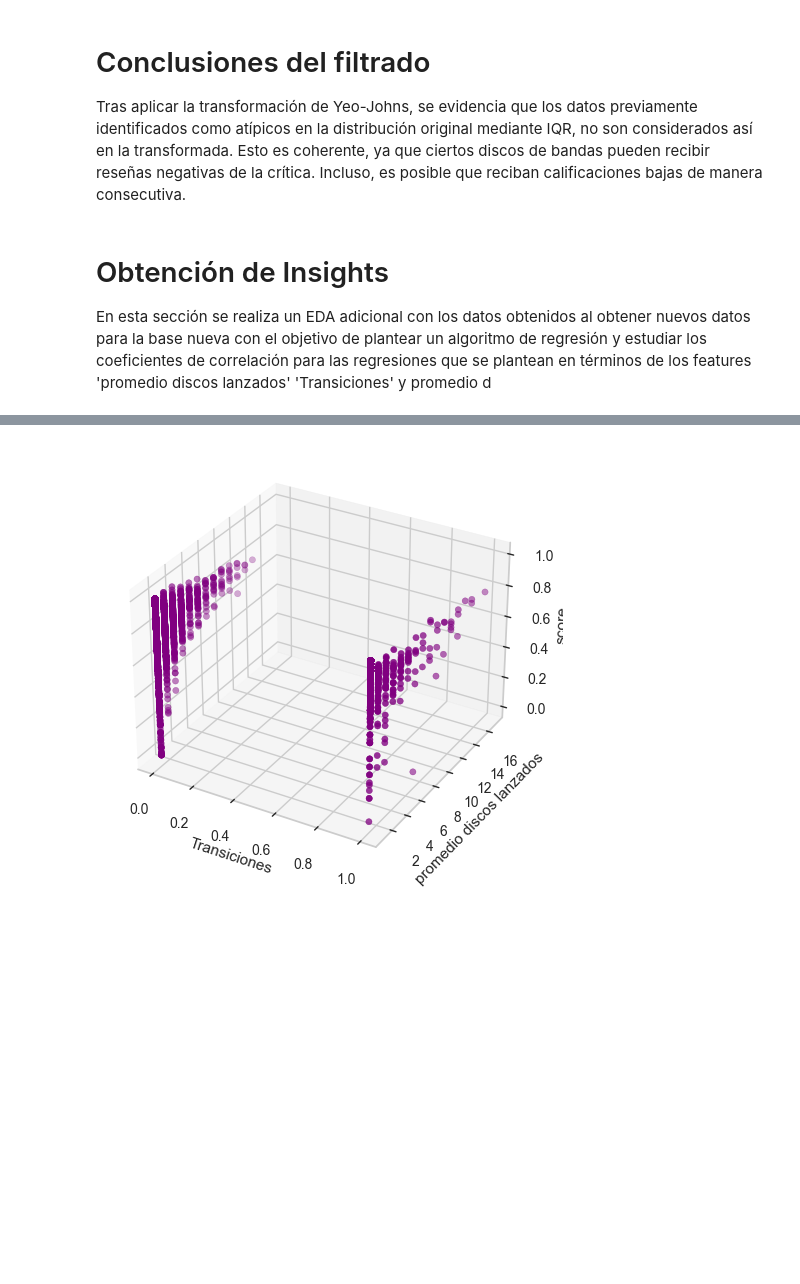
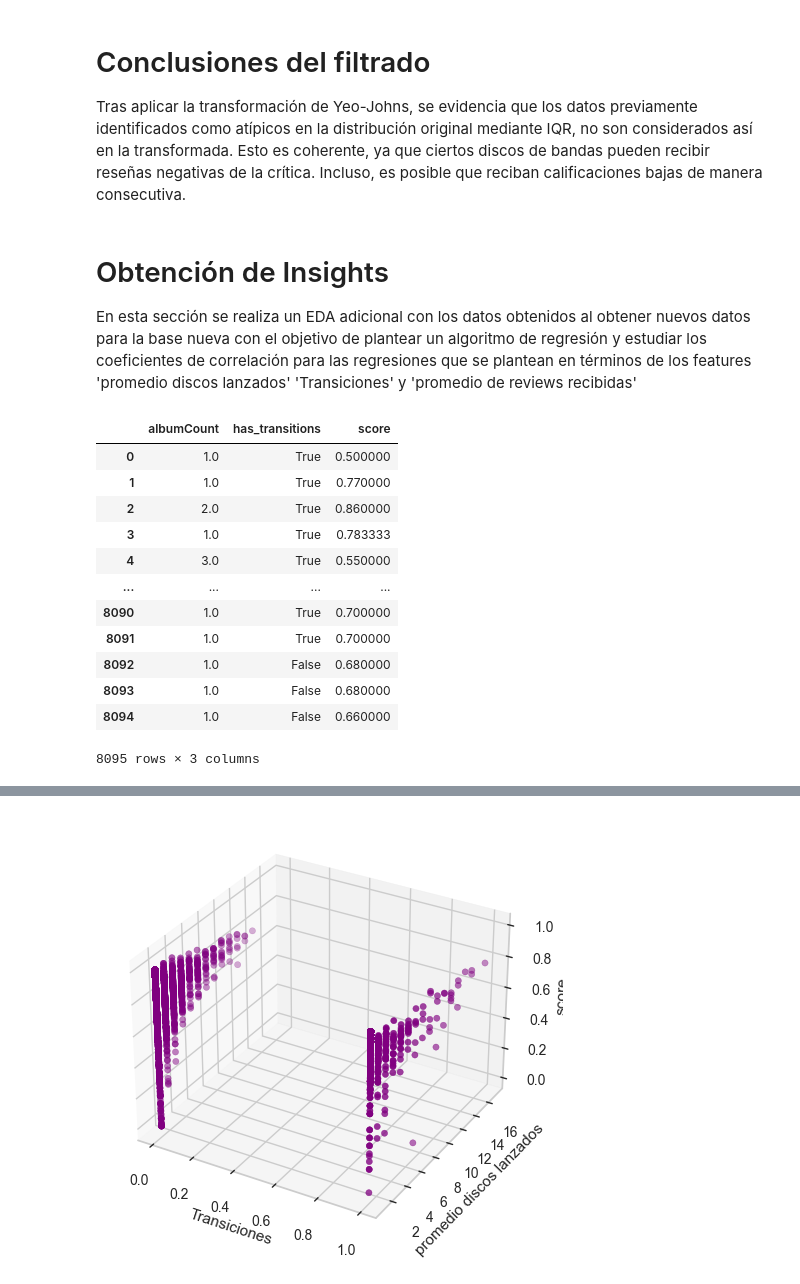
Before and after one commit to chainReactionCol/newRep, a Jupyter notebook: Data_StoryTelling_Sanchez_Ruiz.ipynb, the cells around one changed output, grey strips where cells are left out. Saved outputs shown, nothing was run; the diff lists cells and outputs as text; code cells hidden in the pictures; blank space fills up the shorter version.

```diff
--- a/Data_StoryTelling_Sanchez_Ruiz.ipynb
+++ b/Data_StoryTelling_Sanchez_Ruiz.ipynb
@@ -467,6 +467,22 @@ Tras aplicar la transformación de Yeo-Johns, se evidencia que los datos previam
 # %% [markdown]
 # Obtención de Insights
 
-En esta sección se realiza un EDA adicional con los datos obtenidos al obtener nuevos datos para la base nueva con el objetivo de plantear un algoritmo de regresión y estudiar los coeficientes de correlación para las regresiones que se plantean en términos de los features 'promedio discos lanzados' 'Transiciones' y promedio d
+En esta sección se realiza un EDA adicional con los datos obtenidos al obtener nuevos datos para la base nueva con el objetivo de plantear un algoritmo de regresión y estudiar los coeficientes de correlación para las regresiones que se plantean en términos de los features 'promedio discos lanzados' 'Transiciones' y 'promedio de reviews recibidas'
 # %%
 scatterMergedYeo=mergedYeo[['albumCount','has_transitions','score']]
+# %%
+scatterMergedYeo
+# %% [output]
+|  | albumCount | has_transitions | score |
+| 0 | 1.0 | True | 0.500000 |
+| 1 | 1.0 | True | 0.770000 |
+| 2 | 2.0 | True | 0.860000 |
+| 3 | 1.0 | True | 0.783333 |
+| 4 | 3.0 | True | 0.550000 |
+| ... | ... | ... | ... |
+| 8090 | 1.0 | True | 0.700000 |
+| 8091 | 1.0 | True | 0.700000 |
+| 8092 | 1.0 | False | 0.680000 |
+| 8093 | 1.0 | False | 0.680000 |
+| 8094 | 1.0 | False | 0.660000 |
+8095 rows × 3 columns
```
Also changed, not shown: parts of 6 cells of this notebook.
